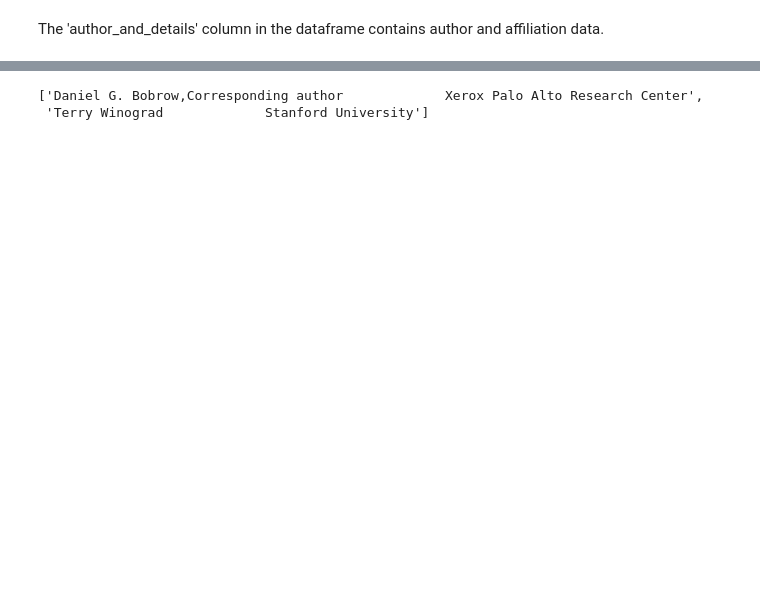
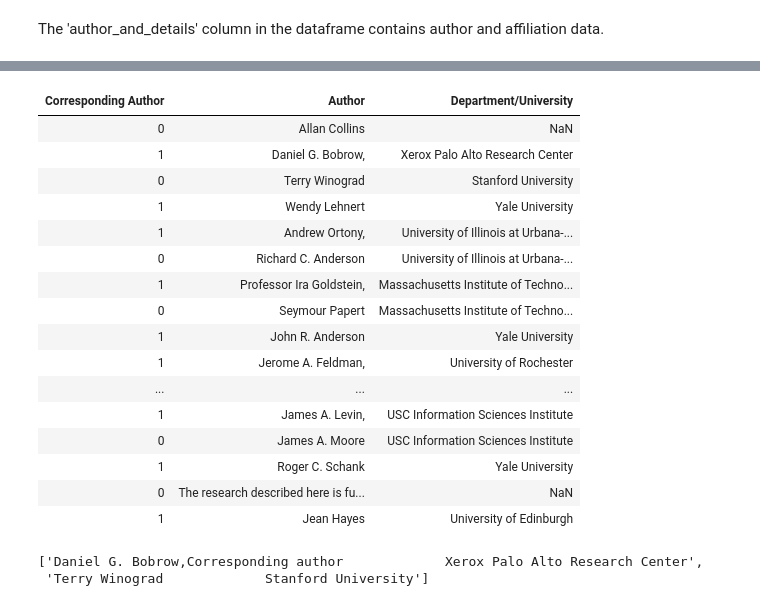
Before and after one commit to rdgao/WH2CogSci, a Jupyter notebook: parsing/parsing_JCogSci.ipynb, the cells around one changed output, grey strips where cells are left out. Cells and saved outputs as stored; diff of their text form; code cells hidden in the pictures; blank space fills up the shorter version.

```diff
--- a/parsing/parsing_JCogSci.ipynb
+++ b/parsing/parsing_JCogSci.ipynb
@@ -63,0 +44,4 @@ df['authors_and_details'][2]
+# %%
+df_ad = df['authors_and_details'][0:17]
+print(df_ad)
+print(type(df_ad[4]))
@@ -63,0 +71,9 @@ df['authors_and_details'][2]
+# %%
+#create list to store all the orig rows
+df_namesplit = []
+
+for i in range(1, len(df_ad)):
+
+    temp = df_ad[i].split('/n')
+    df_namesplit.append(temp)
+df_namesplit
@@ -64,3 +120,49 @@ df['authors_and_details'][2]
+# %%
+results = Table(make_array("Corresponding Author", "Author", "Department/University"))
+for i in range(len(df_namesplit)):
+    num = df_namesplit[i]
+    for j in range(len(num)):
+        corr_auth = 0
+        element = df_namesplit[i][j].split('             ')
+        if len(element) > 1:
+            author = element[0]
+            #print (author[0])
+
+            author = clearCorresponding(author)
+
+            dept = element[1]
+
+            if("Corresponding author" in df_namesplit[i][j]):
+                corr_auth = 1
+            #print(type(corr_auth))
+            #newRow = make_array(corr_auth,author, dept)
+            results = results.with_row([corr_auth,author, dept])
+        else:
+            author = clearCorresponding(element[0])
+            dept = "NaN"
+
+            #newRow = make_array(corr_auth,author, dept)
+            results = results.with_row([corr_auth,author, dept])
+
+results.show()
+# %% [output]
+| Corresponding Author | Author | Department/University |
+| 0 | Allan Collins | NaN |
+| 1 | Daniel G. Bobrow, | Xerox Palo Alto Research Center |
+| 0 | Terry Winograd | Stanford University |
+| 1 | Wendy Lehnert | Yale University |
+| 1 | Andrew Ortony, | University of Illinois at Urbana-... |
+| 0 | Richard C. Anderson | University of Illinois at Urbana-... |
+| 1 | Professor Ira Goldstein, | Massachusetts Institute of Techno... |
+| 0 | Seymour Papert | Massachusetts Institute of Techno... |
+| 1 | John R. Anderson | Yale University |
+| 1 | Jerome A. Feldman, | University of Rochester |
+| ... | ... | ... |
+| 1 | James A. Levin, | USC Information Sciences Institute |
+| 0 | James A. Moore | USC Information Sciences Institute |
+| 1 | Roger C. Schank | Yale University |
+| 0 | The research described here is fu... | NaN |
+| 1 | Jean Hayes | University of Edinburgh |
 # %%
 # index the row (e.g. 2nd) and split by /n character
 df['authors_and_details'][2].split('/n')
```
Also changed, not shown: parts of 15 cells of this notebook, 1 other file.
